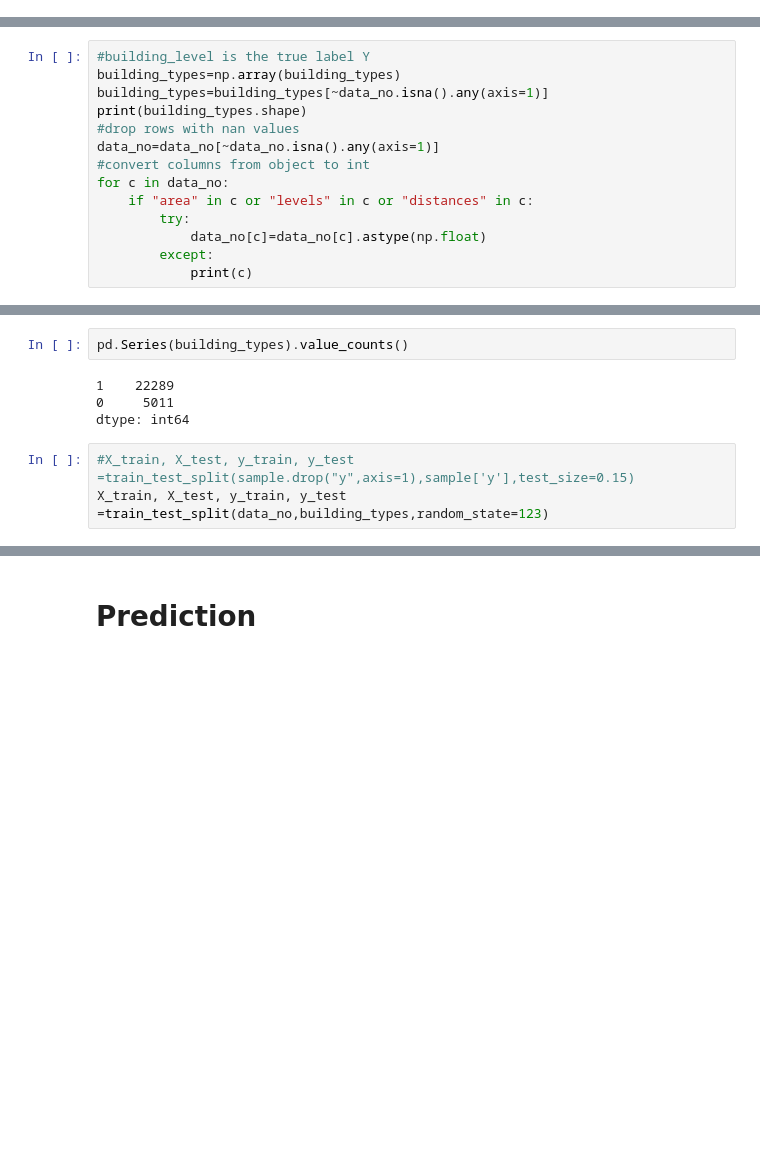
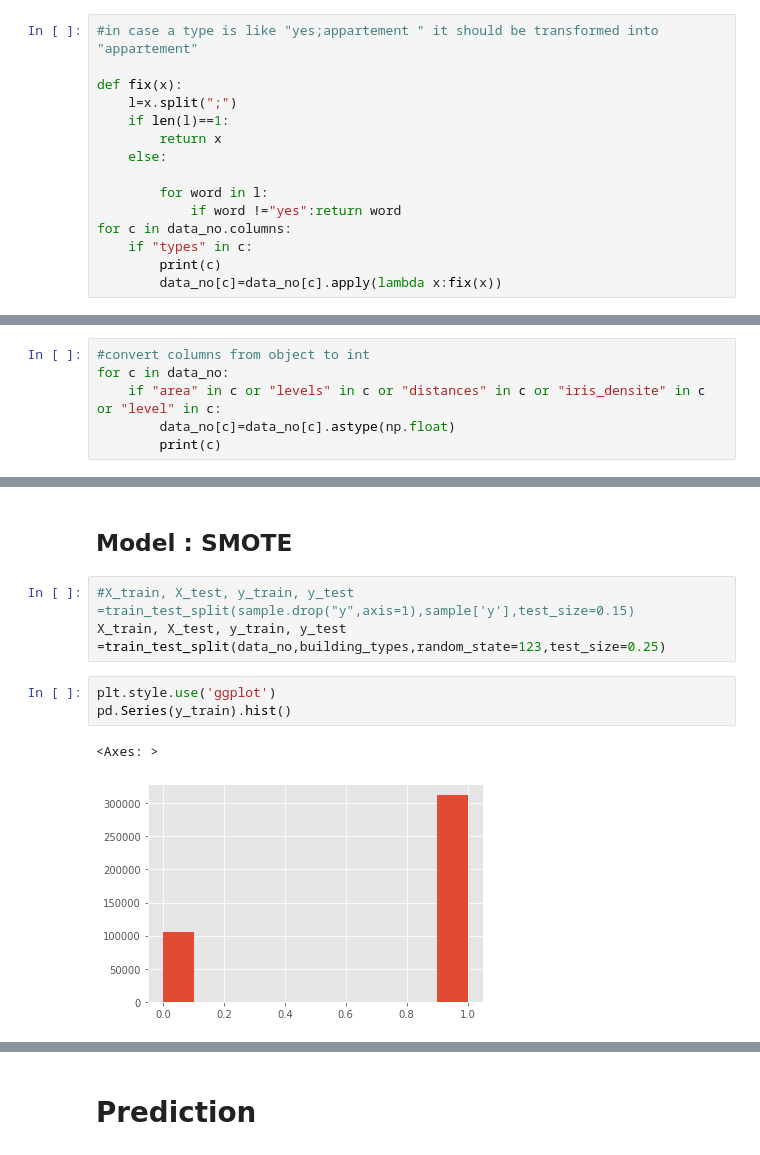
Before and after one commit to benmaizadiam/attractivite_des_rues, a Jupyter notebook: 7-b-type_building_na.ipynb, the cells around one changed output, grey strips where cells are left out. Cells and saved outputs as stored; diff of their text form; blank space fills up the shorter version.

```diff
--- a/7-b-type_building_na.ipynb
+++ b/7-b-type_building_na.ipynb
@@ -201,0 +338,15 @@ data_no.head()
+# %%
+#in case a type is like "yes;appartement " it should be transformed into "appartement"
+
+def fix(x):
+    l=x.split(";")
+    if len(l)==1:
+        return x
+    else:
+
+        for word in l:
+            if word !="yes":return word
+for c in data_no.columns:
+    if "types" in c:
+        print(c)
+        data_no[c]=data_no[c].apply(lambda x:fix(x))
@@ -202,15 +368,7 @@ data_no.head()
 # %%
-#building_level is the true label Y
-building_types=np.array(building_types)
-building_types=building_types[~data_no.isna().any(axis=1)]
-print(building_types.shape)
-#drop rows with nan values
-data_no=data_no[~data_no.isna().any(axis=1)]
 #convert columns from object to int
 for c in data_no:
-    if "area" in c or "levels" in c or "distances" in c:
-        try:
-            data_no[c]=data_no[c].astype(np.float)
-        except:
-            print(c)
+    if "area" in c or "levels" in c or "distances" in c or "iris_densite" in c or "level" in c:
+        data_no[c]=data_no[c].astype(np.float)
+        print(c)
 # %% [output]
@@ -226,10 +437,12 @@ for c in data_no.columns:
-# %%
-pd.Series(building_types).value_counts()
-# %% [output]
-1    22289
-0     5011
-dtype: int64
+# %% [markdown]
+## Model : SMOTE
 # %%
 #X_train, X_test, y_train, y_test =train_test_split(sample.drop("y",axis=1),sample['y'],test_size=0.15)
-X_train, X_test, y_train, y_test =train_test_split(data_no,building_types,random_state=123)
+X_train, X_test, y_train, y_test =train_test_split(data_no,building_types,random_state=123,test_size=0.25)
+# %%
+plt.style.use('ggplot')
+pd.Series(y_train).hist()
+# %% [output]
+<Axes: >
+[figure, added]
 # %%
```
Also changed, not shown: parts of 69 cells of this notebook, 12 other files.
